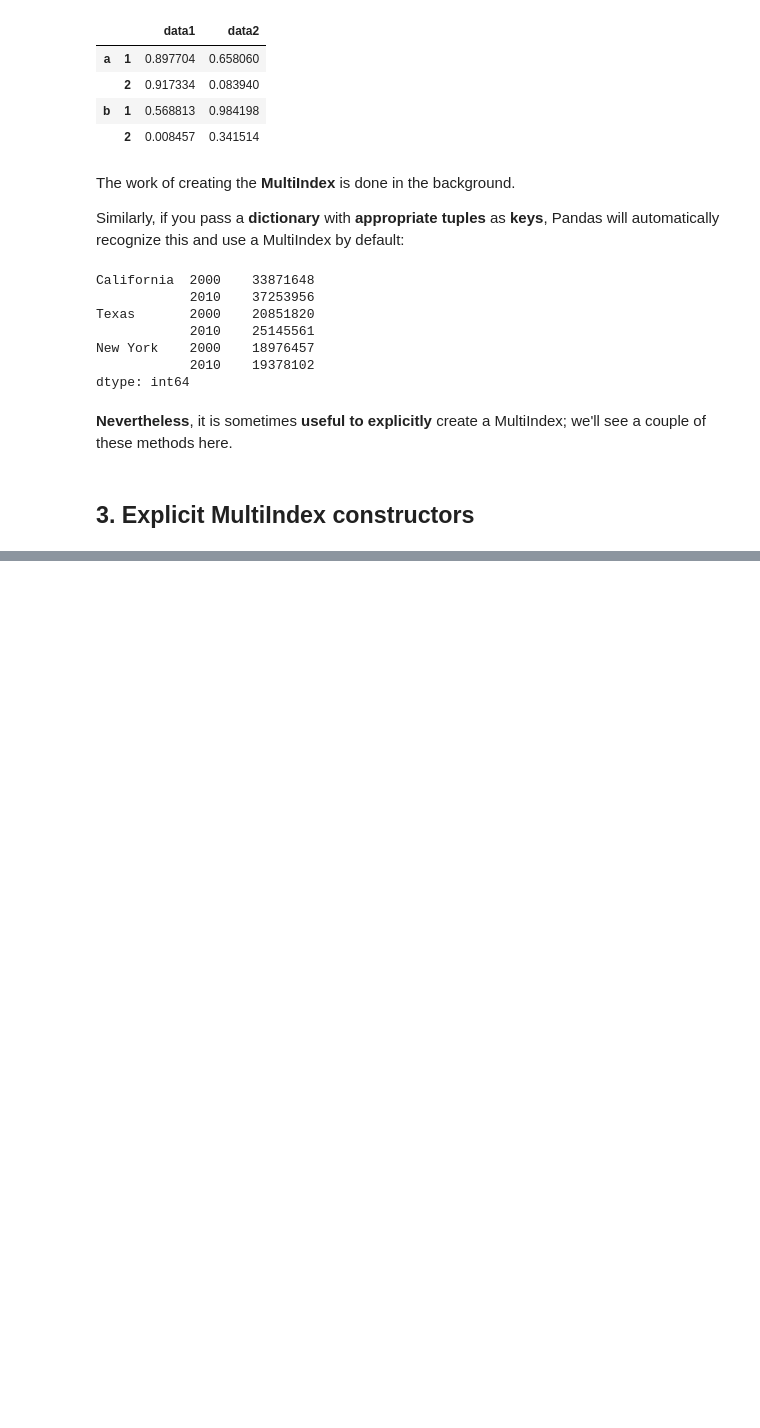
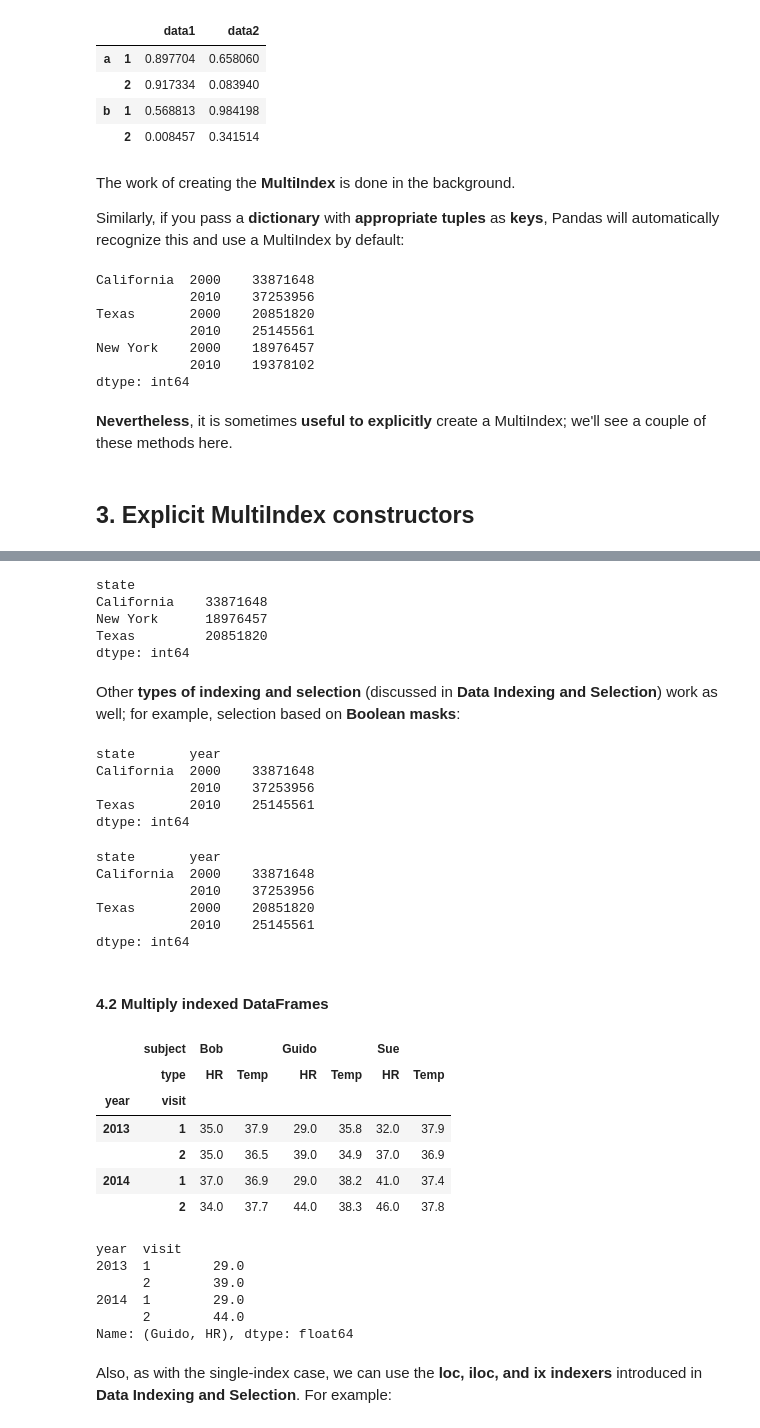
Before and after one commit to chenshanghao/Data_Science_Learning, a Jupyter notebook: 2 Pandas/5 Hierarchical Indexing.ipynb, the cells around one changed output, grey strips where cells are left out. Saved outputs shown, nothing was run; the diff lists cells and outputs as text; code cells hidden in the pictures; blank space fills up the shorter version.

```diff
--- a/2 Pandas/5 Hierarchical Indexing.ipynb
+++ b/2 Pandas/5 Hierarchical Indexing.ipynb
@@ -173,0 +305,50 @@ dtype: int64
+# %%
+pop[:, 2000]
+# %% [output]
+state
+California    33871648
+New York      18976457
+Texas         20851820
+dtype: int64
+# %% [markdown]
+Other **types of indexing and selection** (discussed in **Data Indexing and Selection**) work as well; for example, selection based on **Boolean masks**:
+# %%
+pop[pop > 22000000]
+# %% [output]
+state       year
+California  2000    33871648
+            2010    37253956
+Texas       2010    25145561
+dtype: int64
+# %%
+pop[['California', 'Texas']]
+# %% [output]
+state       year
+California  2000    33871648
+            2010    37253956
+Texas       2000    20851820
+            2010    25145561
+dtype: int64
+# %% [markdown]
+#### 4.2 Multiply indexed DataFrames
+# %%
+health_data
+# %% [output]
+|  | subject | Bob |  | Guido |  | Sue |  |
+|  | type | HR | Temp | HR | Temp | HR | Temp |
+| year | visit |  |  |  |  |  |  |
+| 2013 | 1 | 35.0 | 37.9 | 29.0 | 35.8 | 32.0 | 37.9 |
+|  | 2 | 35.0 | 36.5 | 39.0 | 34.9 | 37.0 | 36.9 |
+| 2014 | 1 | 37.0 | 36.9 | 29.0 | 38.2 | 41.0 | 37.4 |
+|  | 2 | 34.0 | 37.7 | 44.0 | 38.3 | 46.0 | 37.8 |
+# %%
+health_data['Guido', 'HR']
+# %% [output]
+year  visit
+2013  1        29.0
+      2        39.0
+2014  1        29.0
+      2        44.0
+Name: (Guido, HR), dtype: float64
+# %% [markdown]
+Also, as with the single-index case, we can use the **loc, iloc, and ix indexers** introduced in **Data Indexing and Selection**. For example:
```
Also changed, not shown: parts of 63 cells of this notebook.
